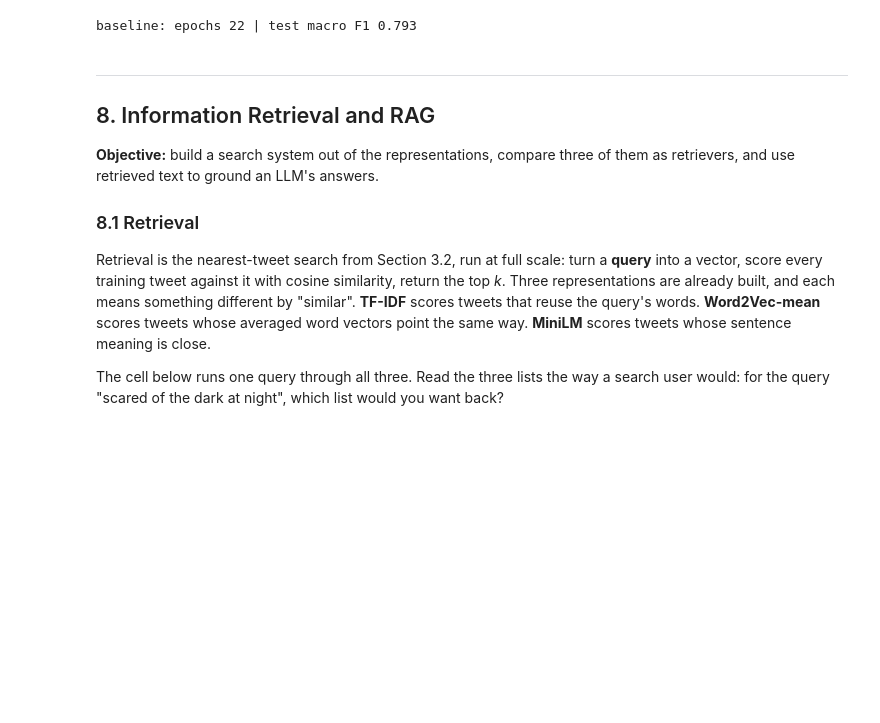
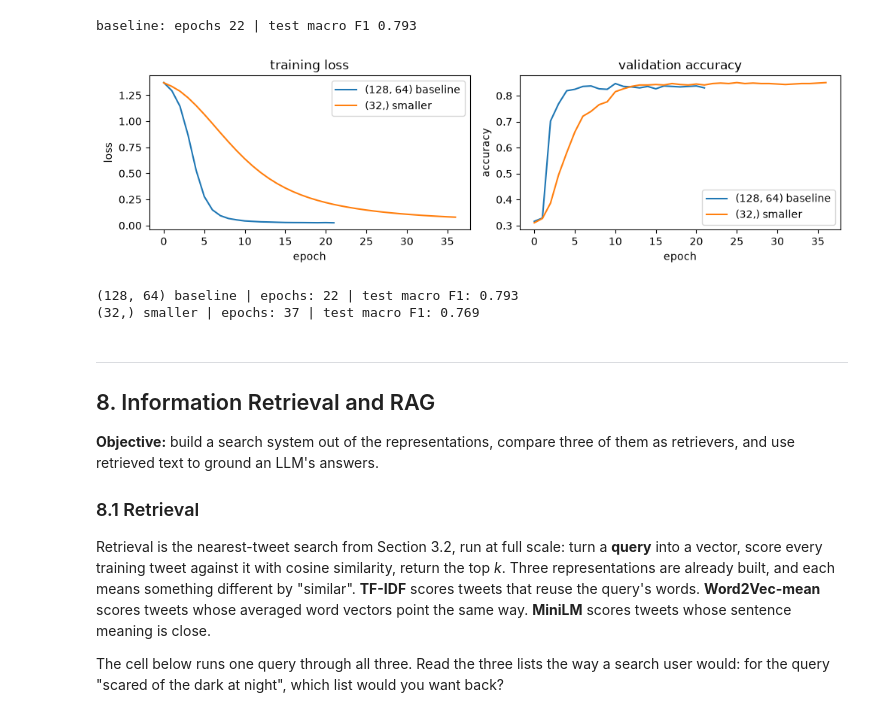
Before and after one commit to eon05/DM2026-Lab2-Exercise, a Jupyter notebook: DM2026-Lab2-Master.ipynb, the cells around one changed output. Drawn from its saved outputs; the diff is of its cells as text; code cells hidden in the pictures; blank space fills up the shorter version.

Commit message:
Master: Exercise 10 done

```diff
--- a/DM2026-Lab2-Master.ipynb
+++ b/DM2026-Lab2-Master.ipynb
@@ -1756,7 +1756,34 @@ print("baseline: epochs", len(mlp_tfidf.loss_curve_),
 [figure]
 baseline: epochs 22 | test macro F1 0.793
 # %%
-#Answer here
+my_mlp = MLPClassifier(hidden_layer_sizes=(32,), max_iter=300,
+                       early_stopping=True, validation_fraction=0.15,
+                       random_state=SEED)
+my_mlp.fit(X_train_tfidf, y_train)
+
+# overlay both models' training curves
+plot_curves({"(128, 64) baseline": mlp_tfidf, "(32,) smaller": my_mlp})
+
+# epochs and test macro F1 for each
+for name, m in {"(128, 64) baseline": mlp_tfidf, "(32,) smaller": my_mlp}.items():
+    print(name, "| epochs:", len(m.loss_curve_),
+          "| test macro F1:", round(evaluate(y_test, m.predict(X_test_tfidf))["macro_f1"], 3))
+
+# Exercise 10 - change: hidden_layer_sizes (128, 64) -> (32,), a single small hidden layer.
+# The smaller model ran 37 epochs and its training loss only flattened near the end, at
+# around epoch 30, while the baseline ran 22 epochs and its loss flattened at around epoch
+# 10. Both models reached about the same validation accuracy peak (around 0.84-0.85), but
+# the smaller model reached it later, around epoch 20, whereas the baseline reached its peak
+# around epoch 10. On the test set, the baseline scored a macro F1 of 0.793 and the smaller
+# model 0.769. The change made the model memorize less, so it overfits less: the training
+# loss curve shows this, since the smaller model's loss ends around 0.08 instead of dropping
+# to 0.026. However, it did not generalize better, because its test macro F1 was slightly
+# lower and its validation peak was about the same, so the smaller network was mainly slower
+# to converge rather than better.
+# %% [output]
+[figure, added]
+(128, 64) baseline | epochs: 22 | test macro F1: 0.793
+(32,) smaller | epochs: 37 | test macro F1: 0.769
 # %% [markdown]
 ---
 ## 8. Information Retrieval and RAG
```
Also changed, not shown: parts of 2 cells of this notebook.
